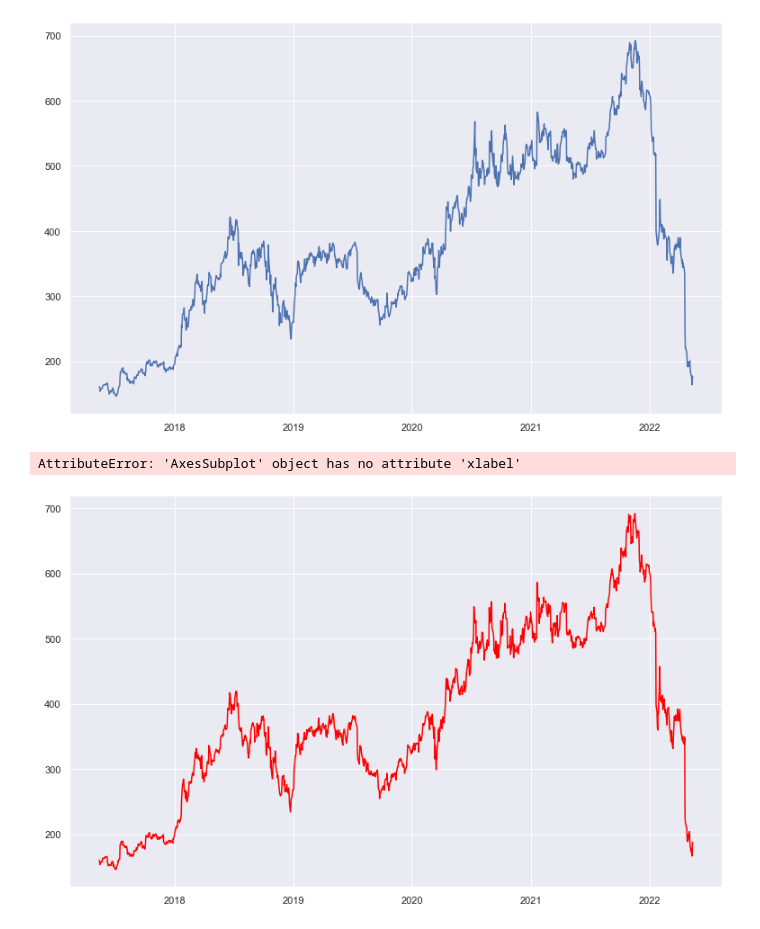
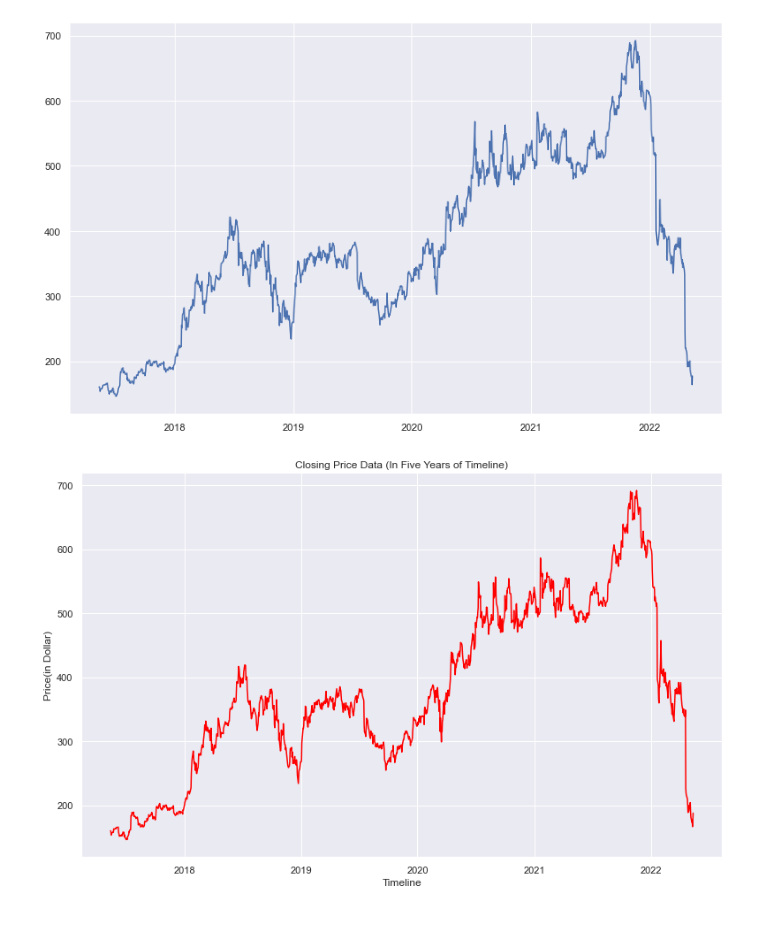
Before and after one commit to sakib4535/statistical_analysis_basics, a Jupyter notebook: PROJECTS/Analytics for Netflix (Content and Stock Market) .ipynb, the cells around one changed output. Drawn from its saved outputs; the diff is of its cells as text; code cells hidden in the pictures.

```diff
--- a/PROJECTS/Analytics for Netflix (Content and Stock Market) .ipynb
+++ b/PROJECTS/Analytics for Netflix (Content and Stock Market) .ipynb
@@ -332,21 +332,20 @@ main()
 # %%
 def main():
 
     stock_1 = pd.read_csv("NFLX.csv")
     fig_1 = plt.figure(figsize=(13,8))
 
     ax_1 = fig_1.add_subplot(1, 1, 1)
     stock_1["Date"] = pd.to_datetime(stock_1["Date"])
     ax_1.plot(stock_1["Date"], stock_1["Close"], color="red", linestyle="solid")
-    ax_1.xlabel("Timeline")
-    ax_1.ylabel("Price(in Dollar)")
+    plt.xlabel("Timeline")
+    plt.ylabel("Price(in Dollar)")
     ax_1.grid(True)
     plt.title("Closing Price Data (In Five Years of Timeline)")
     return
 
 main()
 # %% [output]
-AttributeError: 'AxesSubplot' object has no attribute 'xlabel'
-[figure, old version]
+[figure, new version]
 # %%
 stock = pd.read_csv("NFLX.csv")
```
Also changed, not shown: parts of 7 cells of this notebook.
